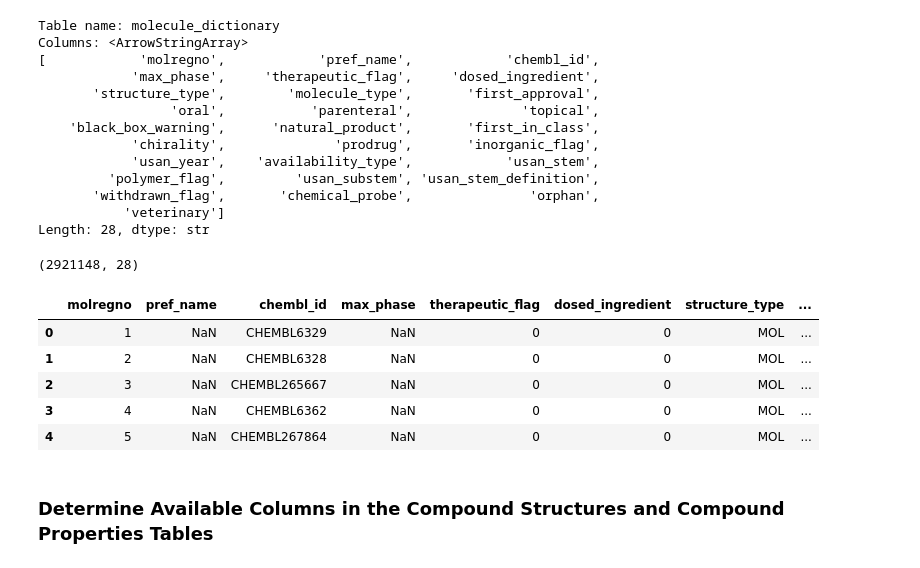
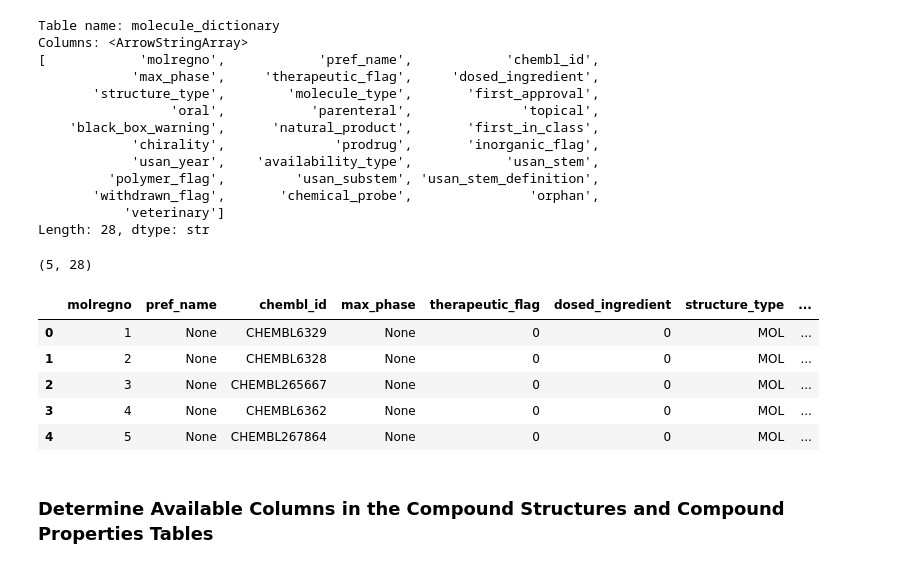
Before and after one commit to brad-dallin/brad-dallin.github.io, a Jupyter notebook: notebooks/chembl_postgres_approved_small_molecule_drugs.ipynb, the cells around one changed output. Drawn from its saved outputs; the diff is of its cells as text; code cells hidden in the pictures.

```diff
--- a/notebooks/chembl_postgres_approved_small_molecule_drugs.ipynb
+++ b/notebooks/chembl_postgres_approved_small_molecule_drugs.ipynb
@@ -48,10 +42,7 @@ ORDER BY table_name
 """
 with conn.cursor() as cur:
     cur.execute(sql_list_tables)
-    chembl_tables_df = pd.DataFrame(
-        cur.fetchall(),
-        columns=[desc[0] for desc in cur.description]
-    )
+    chembl_tables_df = pd.DataFrame(cur.fetchall(), columns=[desc[0] for desc in cur.description])
 print(chembl_tables_df["table_name"].values)
 # %% [output]
 <ArrowStringArray>
@@ -84,8 +75,7 @@ ORDER BY ordinal_position
 with conn.cursor() as cur:
     cur.execute(sql_list_columns)
     chembl_molecule_dictionary_df = pd.DataFrame(
-        cur.fetchall(),
-        columns=[desc[0] for desc in cur.description]
+        cur.fetchall(), columns=[desc[0] for desc in cur.description]
     )
 print(f"Table name: {sql_table}")
 print(f"Columns: {chembl_molecule_dictionary_df['column_name'].values}")
@@ -106,34 +96,41 @@ Length: 28, dtype: str
 # %%
 sql_query = """
 SELECT DISTINCT
 -- Molecule Dictionary
 m.molregno, m.pref_name, m.chembl_id, m.max_phase, m.therapeutic_flag, m.dosed_ingredient,
 m.structure_type, m.molecule_type, m.first_approval, m.oral, m.parenteral, m.topical,
 m.black_box_warning, m.natural_product, m.first_in_class, m.chirality, m.prodrug, m.inorganic_flag,
 m.usan_year, m.availability_type, m.usan_stem, m.polymer_flag, m.usan_substem,
 m.usan_stem_definition, m.withdrawn_flag, m.chemical_probe, m.orphan, m.veterinary
 FROM molecule_dictionary m
 -- WHERE m.max_phase = 4
 -- AND m.molecule_type = 'Small molecule'
 -- AND m.molecule_type = 'Unknown'
 -- AND m.inorganic_flag != 1
 """
 with conn.cursor() as cur:
     cur.execute(sql_query)
     chembl_molecule_dictionary_df = pd.DataFrame(
-        cur.fetchall(),
+        cur.fetchmany(5),  # cur.fetchall(),
         columns=[desc[0] for desc in cur.description],
     )
 print(chembl_molecule_dictionary_df.shape)
 chembl_molecule_dictionary_df.head()
+# Total molecules: 2,878,135
+# Total approved: 4,005
+# Total small molecules: 1,920,603 - note: Unknown identifier returns some with valid
+# small molecule SMILES (Total count: 390,341) - 2,310,944 actual "small molecules"
+# Total approved small molecules: 3,280 - note: 6 additional with Unknown identifier
+# with a valid SMILES
+# Total inorganic molecules: 204 - note: cisplatin & arsenic trioxide are only antineoplastics
 # %% [output]
-(2921148, 28)
+(5, 28)
 |  | molregno | pref_name | chembl_id | max_phase | therapeutic_flag | dosed_ingredient | structure_type | ... |
-| 0 | 1 | NaN | CHEMBL6329 | NaN | 0 | 0 | MOL | ... |
-| 1 | 2 | NaN | CHEMBL6328 | NaN | 0 | 0 | MOL | ... |
-| 2 | 3 | NaN | CHEMBL265667 | NaN | 0 | 0 | MOL | ... |
-| 3 | 4 | NaN | CHEMBL6362 | NaN | 0 | 0 | MOL | ... |
-| 4 | 5 | NaN | CHEMBL267864 | NaN | 0 | 0 | MOL | ... |
+| 0 | 1 | None | CHEMBL6329 | None | 0 | 0 | MOL | ... |
+| 1 | 2 | None | CHEMBL6328 | None | 0 | 0 | MOL | ... |
+| 2 | 3 | None | CHEMBL265667 | None | 0 | 0 | MOL | ... |
+| 3 | 4 | None | CHEMBL6362 | None | 0 | 0 | MOL | ... |
+| 4 | 5 | None | CHEMBL267864 | None | 0 | 0 | MOL | ... |
 # %% [markdown]
 ### **Determine Available Columns in the Compound Structures and Compound Properties Tables**
 # %%
```
Also changed, not shown: parts of 11 cells of this notebook, 9 other files.
